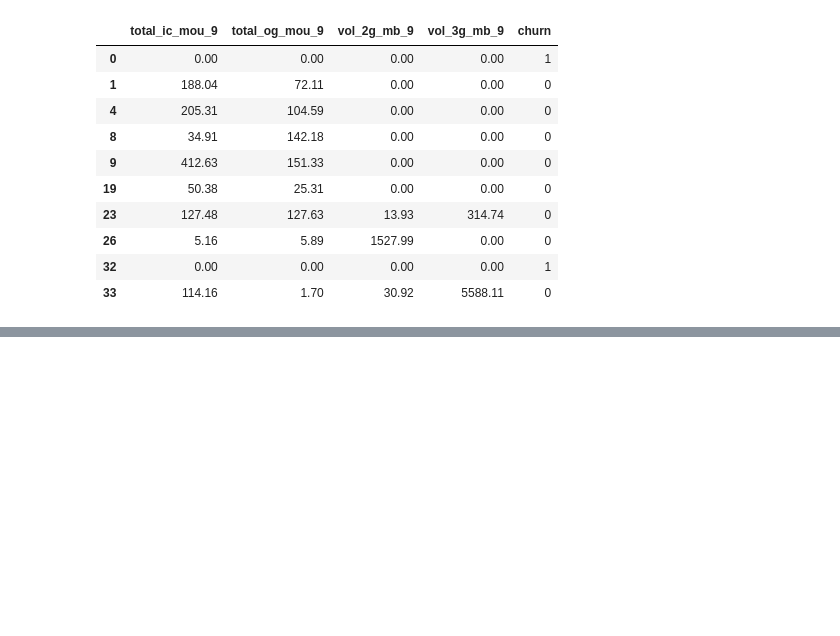
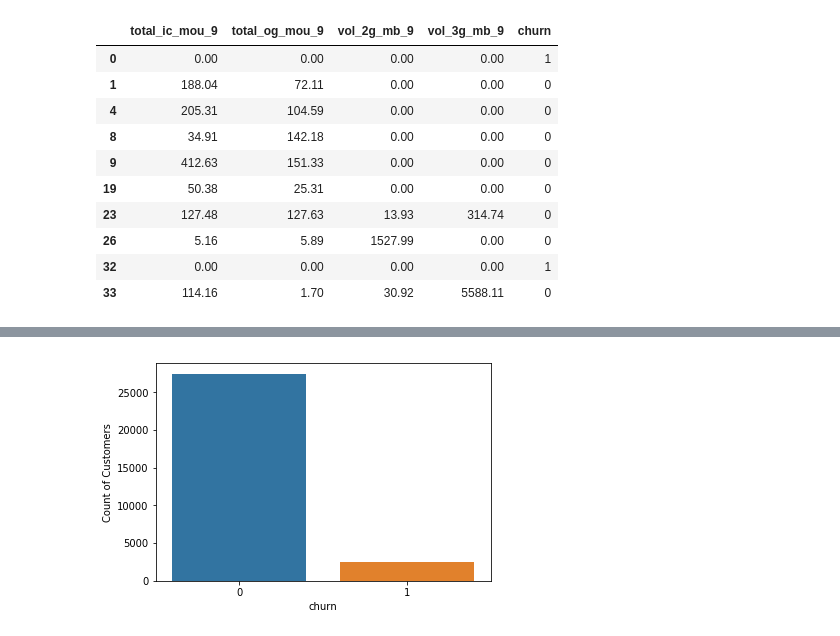
Before and after one commit to kurtesy/ML, a Jupyter notebook: Telecom_Churn.ipynb, the cells around one changed output, grey strips where cells are left out. Saved outputs shown, nothing was run; the diff lists cells and outputs as text; code cells hidden in the pictures; blank space fills up the shorter version.

```diff
--- a/Telecom_Churn.ipynb
+++ b/Telecom_Churn.ipynb
@@ -11,7 +12,7 @@ pd.set_option('display.max_rows', 20)
 pd.options.mode.chained_assignment = None
 # %%
 """Read the raw Telecom churn data in the dataframe"""
-telco_churn = pd.read_csv(r'C:\Users\npatel\Desktop\Upgrad\telecom_churn_data.csv', encoding='ISO-8859-1')
+telco_churn = pd.read_csv(r'C:\Users\Kurtesy\Downloads\Upgrad\telecom_churn_data.csv', encoding='ISO-8859-1')
 print(telco_churn.head(10))
 telco_churn.shape
 # %% [output]
@@ -287,0 +300,9 @@ main_cust_churn.shape
+# %%
+#Churn Distribution
+total_cust = len(main_cust_churn)
+churn = main_cust_churn['churn'].value_counts()*100.0/total_cust
+cd_plot = sb.countplot(x="churn", data=main_cust_churn)
+cd_plot.set(ylabel='Count of Customers')
+plt.show()
+# %% [output]
+[figure, added]
```
Also changed, not shown: parts of 32 cells of this notebook.
